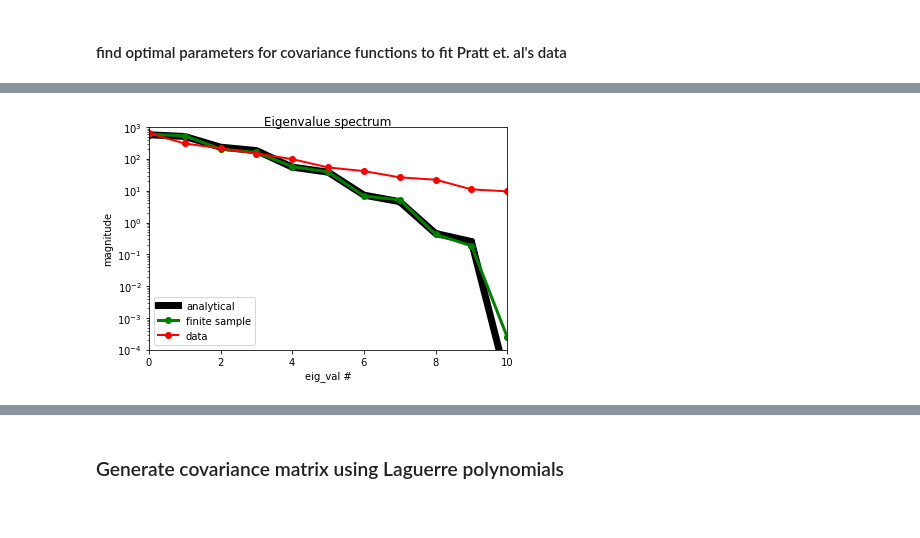
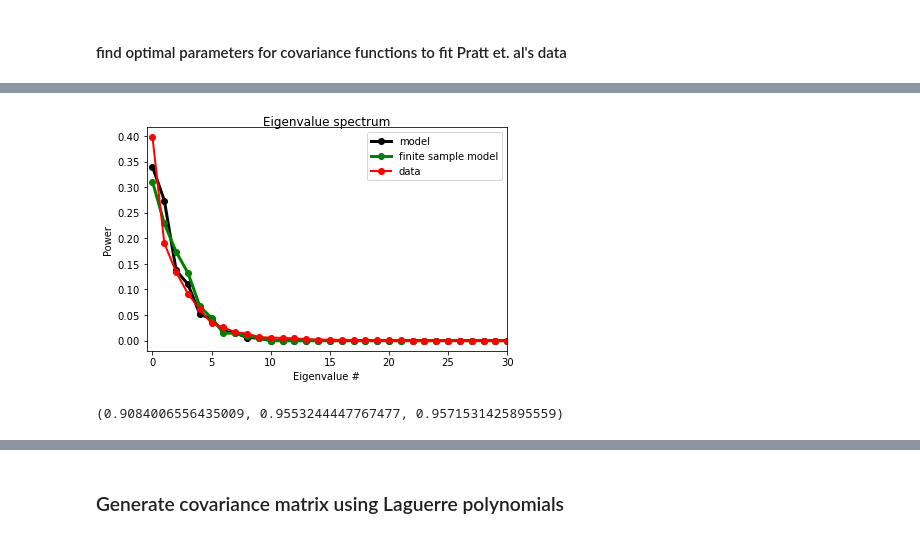
Before and after one commit to BruntonUWBio/structured-random-features, a Jupyter notebook: new_version/haltere_rand_features_test.ipynb, the cells around one changed output, grey strips where cells are left out. Cells and saved outputs as stored; diff of their text form; code cells hidden in the pictures.

```diff
--- a/new_version/haltere_rand_features_test.ipynb
+++ b/new_version/haltere_rand_features_test.ipynb
@@ -108,11 +111,11 @@ diff = xx - yy
 
 # sinusoidal part
 C_cos = np.zeros((N, N))
-for j in range(N):
+for j in range(lowcut, highcut):
     C_cos += lamda[j] * np.cos(2 * np.pi * j * diff / N)
 
 # exponential part
-C_exp = np.exp((-(xx - N) ** 2 - (yy - N) ** 2) / decay_coef ** 2)
+C_exp = np.exp(((xx - N) + (yy - N)) / decay_coef ** 2)
 
 # final covariance matrix
 C = C_cos * C_exp
@@ -350,7 +360,8 @@ def haltere_covariance_matrix_to_minimize(N, lowcut, highcut, decay_coef, scale=
         C_cos += np.cos(2 * np.pi * j * diff / N)
 
     # exponential part
-    C_exp = np.exp((-(xx - N) ** 2 - (yy - N) ** 2) / decay_coef ** 2)
+#     C_exp = np.exp((-(xx - N) ** 2 - (yy - N) ** 2) / decay_coef ** 2)
+    C_exp = np.exp(((xx - N) + (yy - N)) / decay_coef ** 2)
 
     # final covariance matrix
     C = C_cos * C_exp
@@ -369,7 +380,8 @@ def haltere_covariance_matrix(N, lowcut, highcut, decay_coef, scale=1):
         C_cos += np.cos(2 * np.pi * j * diff / N)
 
     # exponential part
-    C_exp = np.exp((-(xx - N) ** 2 - (yy - N) ** 2) / decay_coef ** 2)
+#     C_exp = np.exp((-(xx - N) ** 2 - (yy - N) ** 2) / decay_coef ** 2)
+    C_exp = np.exp(((xx - N) + (yy - N)) / decay_coef ** 2)
 
     # final covariance matrix
     C = C_cos * C_exp
@@ -406,7 +418,7 @@ def diff(x):
     return la.norm(cov_model - cov_data)
 
 # find a way to constrain value of lowcut, highcut to be integer and lowcut < highcut
-x0 = [1, 20, 1000]
+x0 = [3, 8, 20] #sq: (1, 20, 1000), non sq: [3, 8, 20]
 cons = ({'type': 'ineq', 'fun': lambda x:  x[1] - x[0]})
 
 min_diff = minimize(diff, x0, method='SLSQP', constraints=cons, tol=1e-4)
@@ -427,8 +439,11 @@ C_model_finite_sample *= dim / np.trace(C_model_finite_sample).reshape(-1, 1)
 
 # spectra analyses
 eigval_data, eigvec_data = la.eigh(C_data)
+eigval_data /= np.sum(eigval_data)
 eigval_model, eigvec_model = la.eigh(C_model)
+eigval_model /= np.sum(eigval_model)
 eigval_model_finite_sample, eigvec_model_finite_sample = la.eigh(C_model_finite_sample)
+eigval_model_finite_sample /= np.sum(eigval_model_finite_sample)
 # %%
 # plot covariance matrices
 fig = plt.figure(figsize=(12, 9))
@@ -459,20 +475,24 @@ plt.savefig('results/haltere_rand_features/covariance_matrices_fitted.pdf')
 # %%
 # plot eigenvectors
 fig = plt.figure()
 ax = fig.add_subplot(111)
 plt.title('Eigenvalue spectrum', y=0.98)
-plt.semilogy(np.flip(eigval_model), 'k-o', lw=7,label='analytical')
-plt.semilogy(np.flip(eigval_model_finite_sample), '-go', lw=3,  label='finite sample')
-plt.semilogy(np.flip(eigval_data), 'r-o', lw=2, label='data')
-plt.xlim(0, 10)
-plt.xlabel('eig_val #')
-plt.ylabel('magnitude')
-plt.ylim(1e-4, 1e3)
+plt.plot(np.flip(eigval_model), 'k-o', lw=3,label='model')
+plt.plot(np.flip(eigval_model_finite_sample), '-go', lw=3,  label='finite sample model')
+plt.plot(np.flip(eigval_data), 'r-o', lw=2, label='data')
+plt.xlim(-0.5, 30)
+plt.xlabel('Eigenvalue #')
+plt.ylabel('Power')
+# plt.ylim(1e-4, 1e3)
 plt.legend()
 plt.tight_layout()
 # plt.savefig('results/haltere_rand_features/eig_vals_fitted_covariance_mat.pdf')
 # %% [output]
-[figure, old version]
+[figure, new version]
+# %%
+np.sum(eigval_data[-6:]), np.sum(eigval_model[- 6:]), np.sum(eigval_model_finite_sample[-6:])
+# %% [output]
+(0.9084006556435009, 0.9553244447767477, 0.9571531425895559)
 # %%
 ## plot eigenvectors
 fig = plt.figure(figsize=(10, 3))
```
Also changed, not shown: parts of 15 cells of this notebook, 10 other files.
